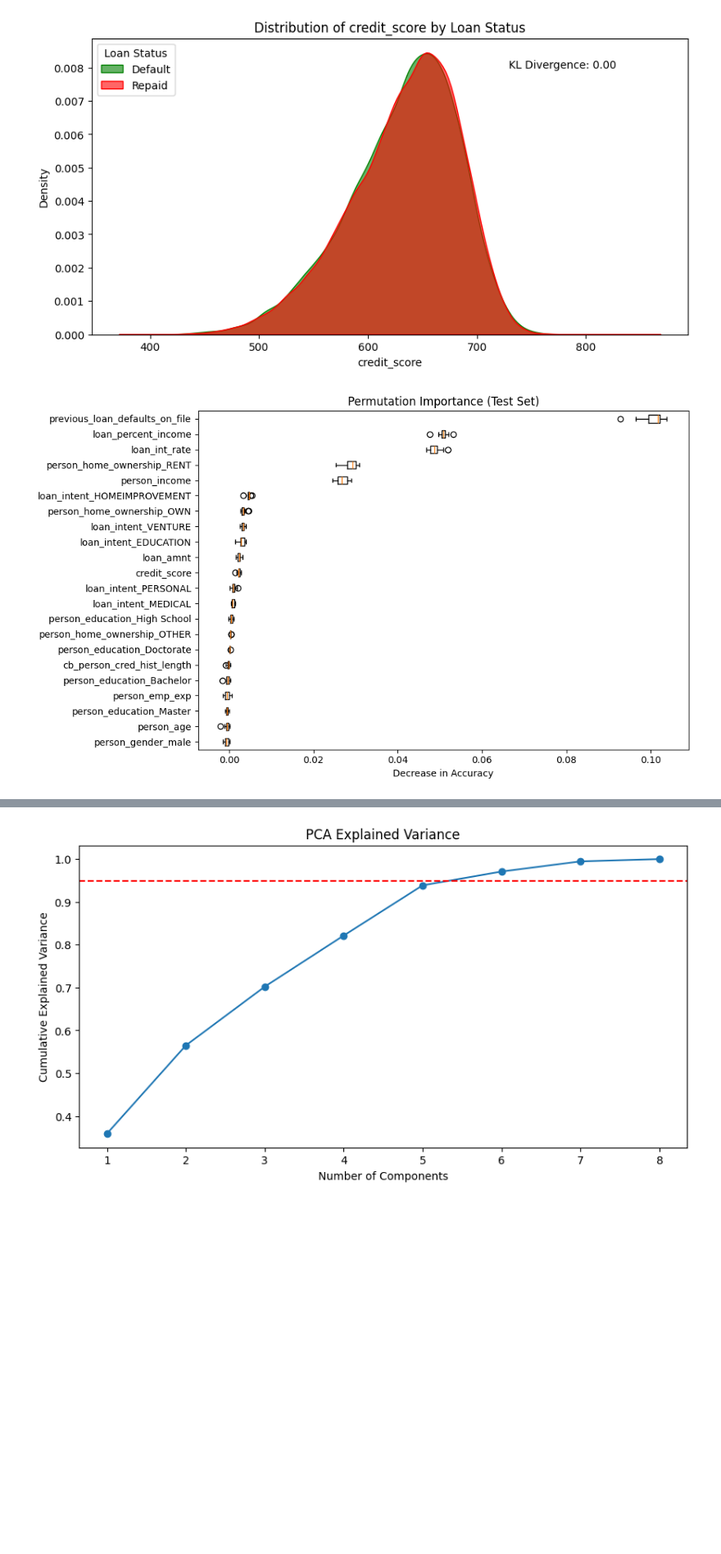
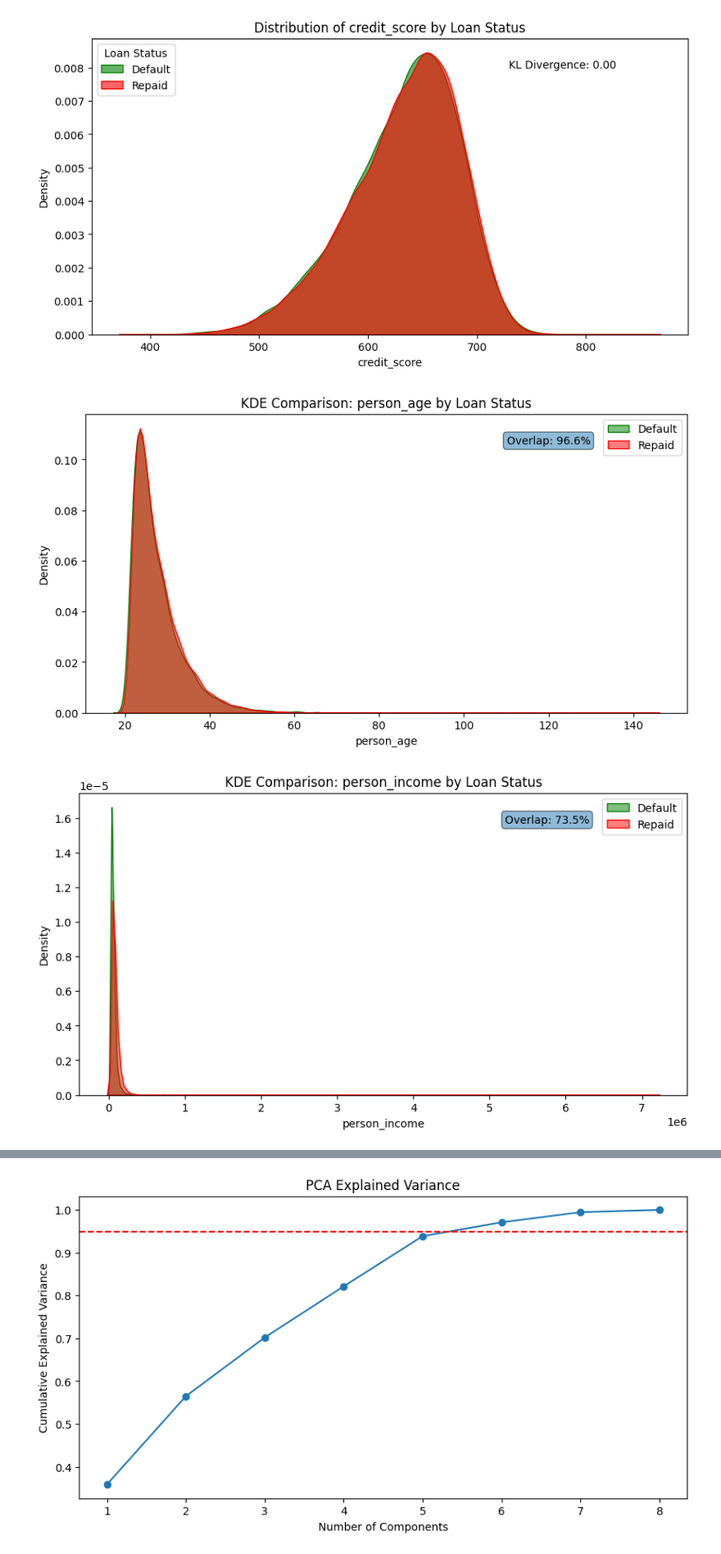
Before and after one commit to samuelbaldwin05/PredictingLoanDefaults, a Jupyter notebook: notebooks/loan_default.ipynb, the cells around one changed output, grey strips where cells are left out. Shown at 82% size. Drawn from its saved outputs; the diff is of its cells as text; code cells hidden in the pictures; blank space fills up the shorter version.

Commit message:
Added overlap of features with loan status.

```diff
--- a/notebooks/loan_default.ipynb
+++ b/notebooks/loan_default.ipynb
@@ -259,19 +259,45 @@ for col in numeric_cols:
 [figure]
 [figure]
 [figure]
-# %%
-from sklearn.inspection import permutation_importance
-
-# For Random Forest
-result = permutation_importance(rf, X_test, y_test, n_repeats=10, random_state=23)
-sorted_idx = result.importances_mean.argsort()
-
-plt.figure(figsize=(10, 6))
-plt.boxplot(result.importances[sorted_idx].T,
-           vert=False, labels=np.array(columns)[sorted_idx])
-plt.title("Permutation Importance (Test Set)")
-plt.xlabel("Decrease in Accuracy")
-plt.tight_layout()
-plt.show()
-# %% [output]
-[figure, removed]
+# %%
+from scipy.integrate import simpson  # Updated import
+from scipy.stats import gaussian_kde
+import numpy as np
+
+for col in numeric_cols:
+    plt.figure(figsize=(10, 5))
+
+    # Create KDE plots
+    ax = sns.kdeplot(data=df, x=col, hue='loan_status',
+                    fill=True, common_norm=False,
+                    palette={0: 'red', 1: 'green'},
+                    alpha=0.5)
+
+    # Calculate distribution overlap
+    data_default = df[df['loan_status']==0][col].dropna()
+    data_repaid = df[df['loan_status']==1][col].dropna()
+
+    kde_default = gaussian_kde(data_default)
+    kde_repaid = gaussian_kde(data_repaid)
+
+    xmin = min(data_default.min(), data_repaid.min())
+    xmax = max(data_default.max(), data_repaid.max())
+    x = np.linspace(xmin, xmax, 1000)
+
+    # Use simpson instead of simps
+    overlap = simpson(np.minimum(kde_default(x), kde_repaid(x)), x)
+
+    # Add annotation
+    plt.annotate(f'Overlap: {overlap:.1%}',
+                xy=(0.7, 0.9),
+                xycoords='axes fraction',
+                bbox=dict(boxstyle='round', alpha=0.5))
+
+    plt.title(f'KDE Comparison: {col} by Loan Status')
+    plt.xlabel(col)
+    plt.ylabel('Density')
+    plt.legend(['Default', 'Repaid'])
+    plt.show()
+# %% [output]
+[figure, added]
+[figure, added]
```
Also changed, not shown: parts of 1 cell of this notebook.
